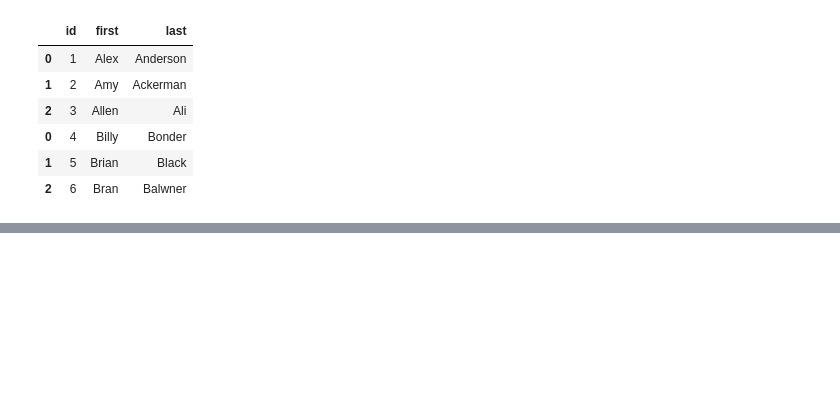
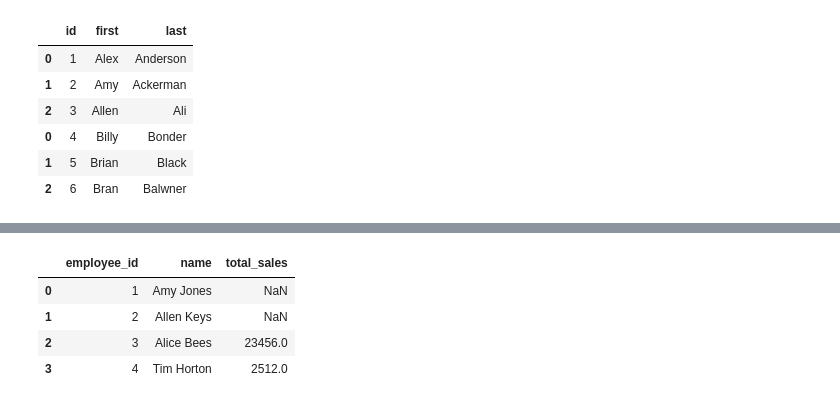
Before and after one commit to SamGombs20/DataAnalysisSample, a Jupyter notebook: code/dataWrangling.ipynb, the cells around one changed output, grey strips where cells are left out. Saved outputs shown, nothing was run; the diff lists cells and outputs as text; code cells hidden in the pictures; blank space fills up the shorter version.

```diff
--- a/code/dataWrangling.ipynb
+++ b/code/dataWrangling.ipynb
@@ -226,0 +268,9 @@ pd.concat([df_a, df_b], axis=0)
+# %%
+#Returning all rows from the employees dataframe
+pd.merge(employee_df,sales_df, how='left')
+# %% [output]
+|  | employee_id | name | total_sales |
+| 0 | 1 | Amy Jones | NaN |
+| 1 | 2 | Allen Keys | NaN |
+| 2 | 3 | Alice Bees | 23456.0 |
+| 3 | 4 | Tim Horton | 2512.0 |
```
Also changed, not shown: parts of 5 cells of this notebook.
